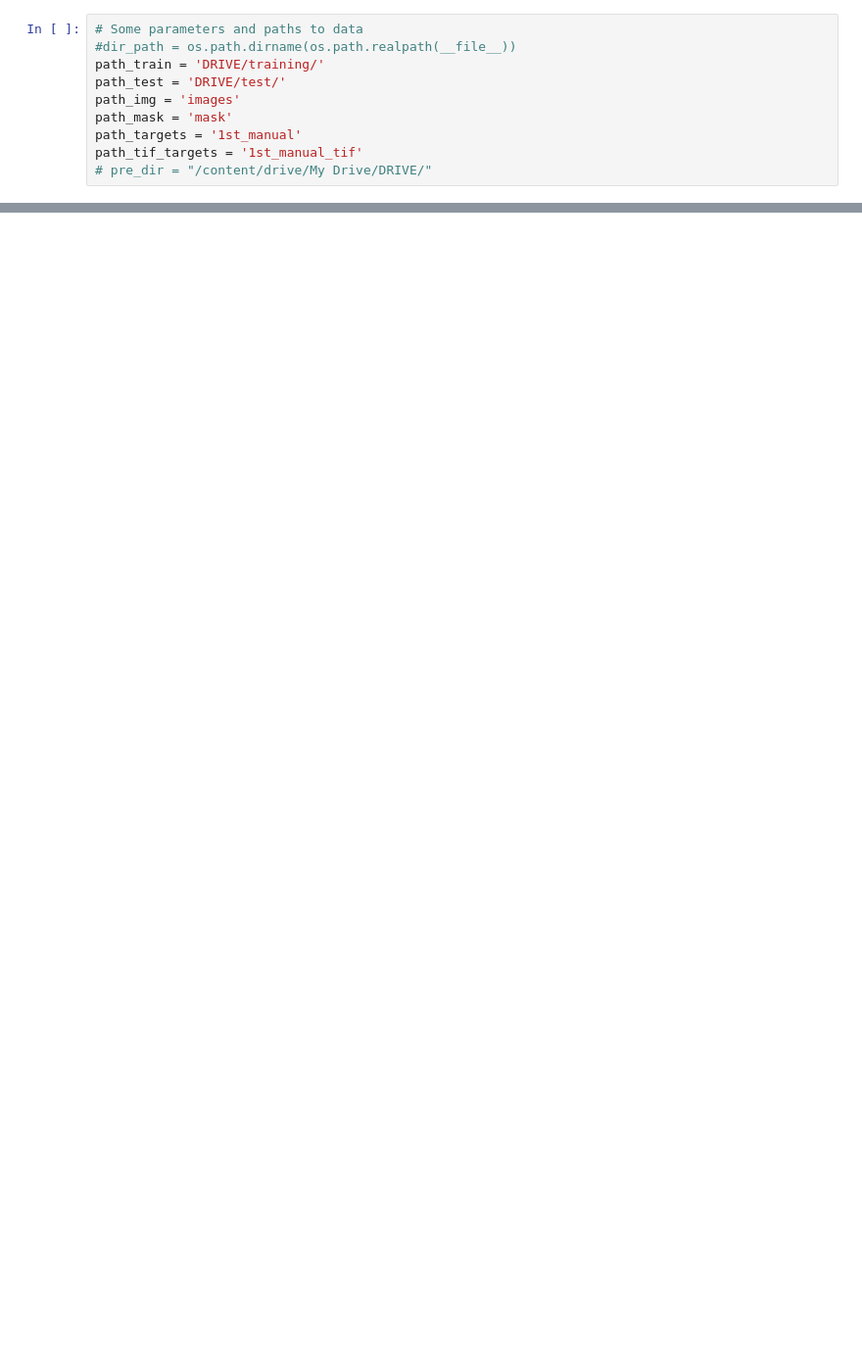
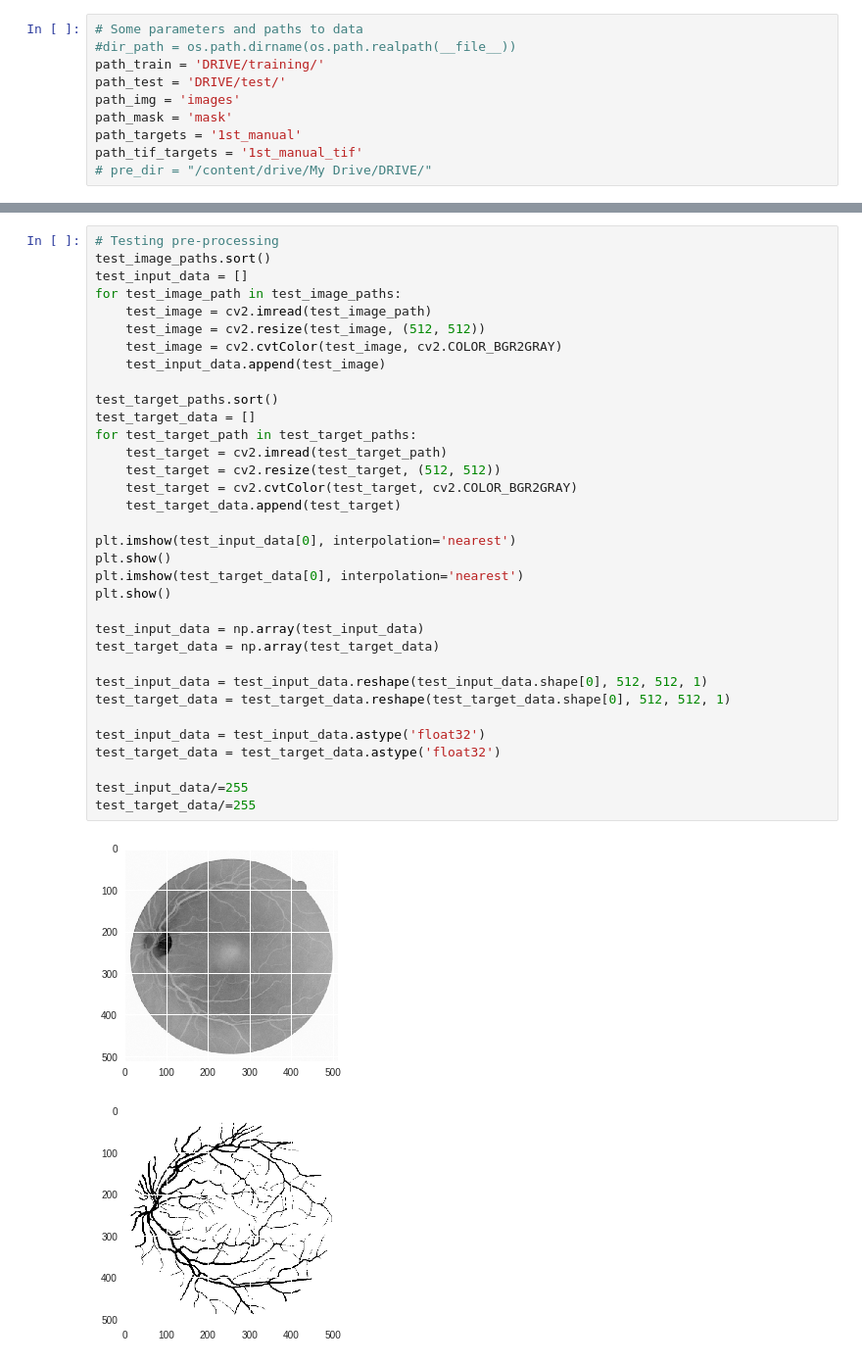
Before and after one commit to eliasingi12/DEEP_U-net_Project, a Jupyter notebook: DEEP_run_test_with_greyscale.ipynb, the cells around one changed output, grey strips where cells are left out. Shown at 98% size. Drawn from its saved outputs; the diff is of its cells as text; blank space fills up the shorter version.

Commit message:
Added test imgs

```diff
--- a/DEEP_run_test_with_greyscale.ipynb
+++ b/DEEP_run_test_with_greyscale.ipynb
@@ -251 +137,38 @@ print(target_data.shape)
+# %%
+# Testing pre-processing
+test_image_paths.sort()
+test_input_data = []
+for test_image_path in test_image_paths:
+    test_image = cv2.imread(test_image_path)
+    test_image = cv2.resize(test_image, (512, 512))
+    test_image = cv2.cvtColor(test_image, cv2.COLOR_BGR2GRAY)
+    test_input_data.append(test_image)
+
+test_target_paths.sort()
+test_target_data = []
+for test_target_path in test_target_paths:
+    test_target = cv2.imread(test_target_path)
+    test_target = cv2.resize(test_target, (512, 512))
+    test_target = cv2.cvtColor(test_target, cv2.COLOR_BGR2GRAY)
+    test_target_data.append(test_target)
+
+plt.imshow(test_input_data[0], interpolation='nearest')
+plt.show()
+plt.imshow(test_target_data[0], interpolation='nearest')
+plt.show()
+
+test_input_data = np.array(test_input_data)
+test_target_data = np.array(test_target_data)
+
+test_input_data = test_input_data.reshape(test_input_data.shape[0], 512, 512, 1)
+test_target_data = test_target_data.reshape(test_target_data.shape[0], 512, 512, 1)
+
+test_input_data = test_input_data.astype('float32')
+test_target_data = test_target_data.astype('float32')
+
+test_input_data/=255
+test_target_data/=255
+# %% [output]
+[figure, added]
+[figure, added]
 # %%
```
Also changed, not shown: parts of 14 cells of this notebook.
